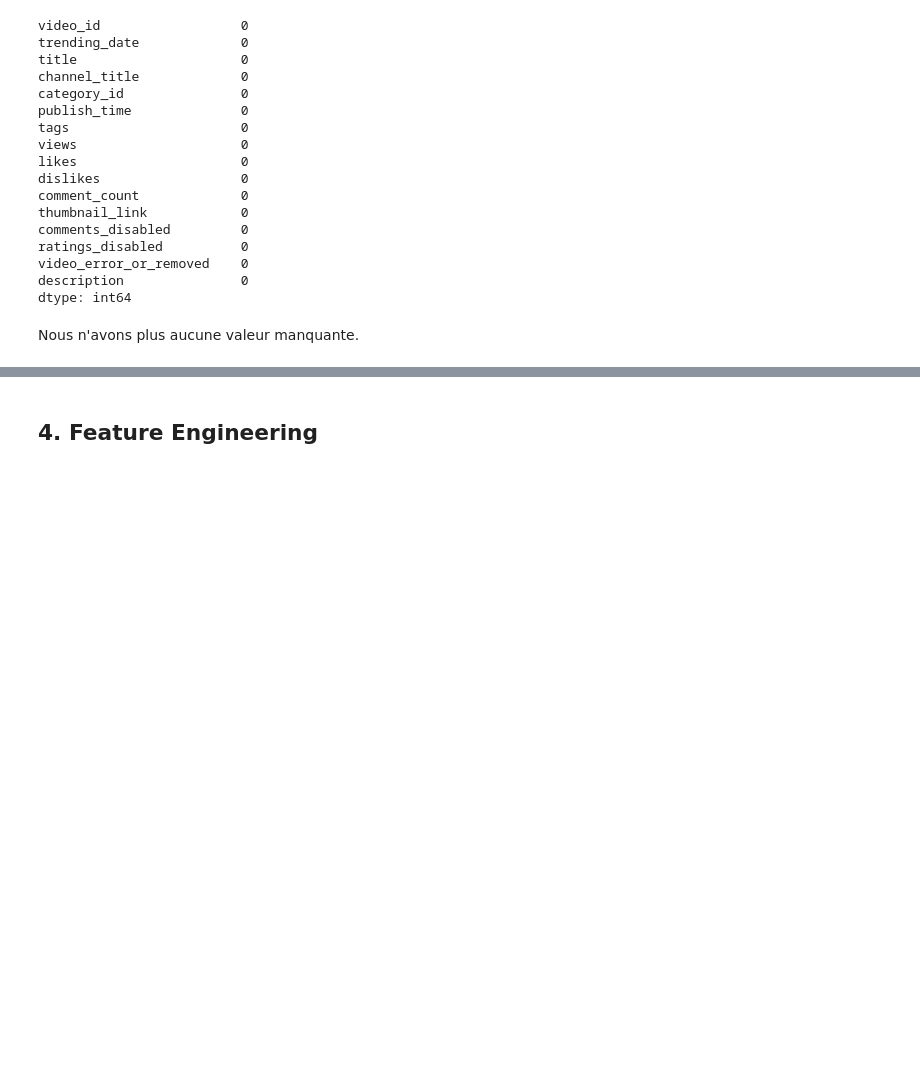
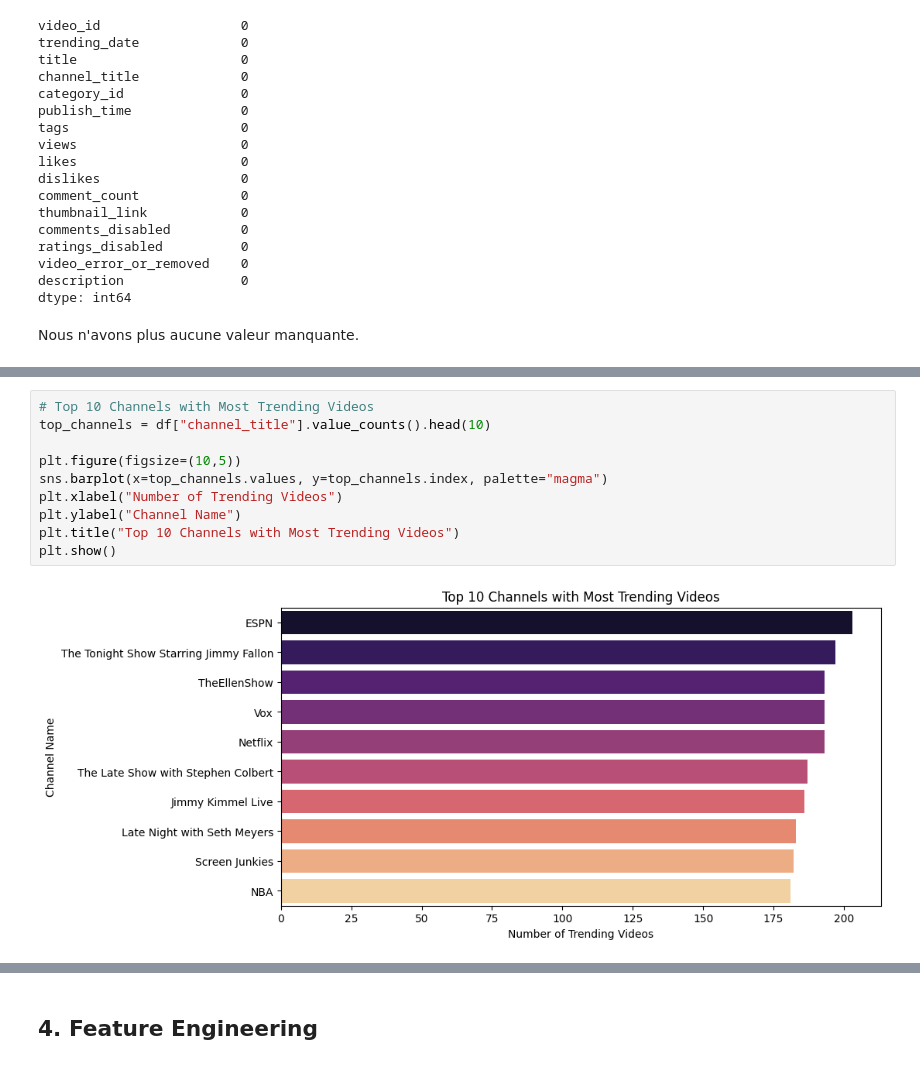
Before and after one commit to 17matb/youtube-trends, a Jupyter notebook: ml_youtube_trends.ipynb, the cells around one changed output, grey strips where cells are left out. Saved outputs shown, nothing was run; the diff lists cells and outputs as text; blank space fills up the shorter version.

```diff
--- a/ml_youtube_trends.ipynb
+++ b/ml_youtube_trends.ipynb
@@ -298,0 +334,12 @@ Nous n'avons plus aucune valeur manquante.
+# %%
+# Top 10 Channels with Most Trending Videos
+top_channels = df["channel_title"].value_counts().head(10)
+
+plt.figure(figsize=(10,5))
+sns.barplot(x=top_channels.values, y=top_channels.index, palette="magma")
+plt.xlabel("Number of Trending Videos")
+plt.ylabel("Channel Name")
+plt.title("Top 10 Channels with Most Trending Videos")
+plt.show()
+# %% [output]
+[figure, added]
```
Also changed, not shown: parts of 9 cells of this notebook.
